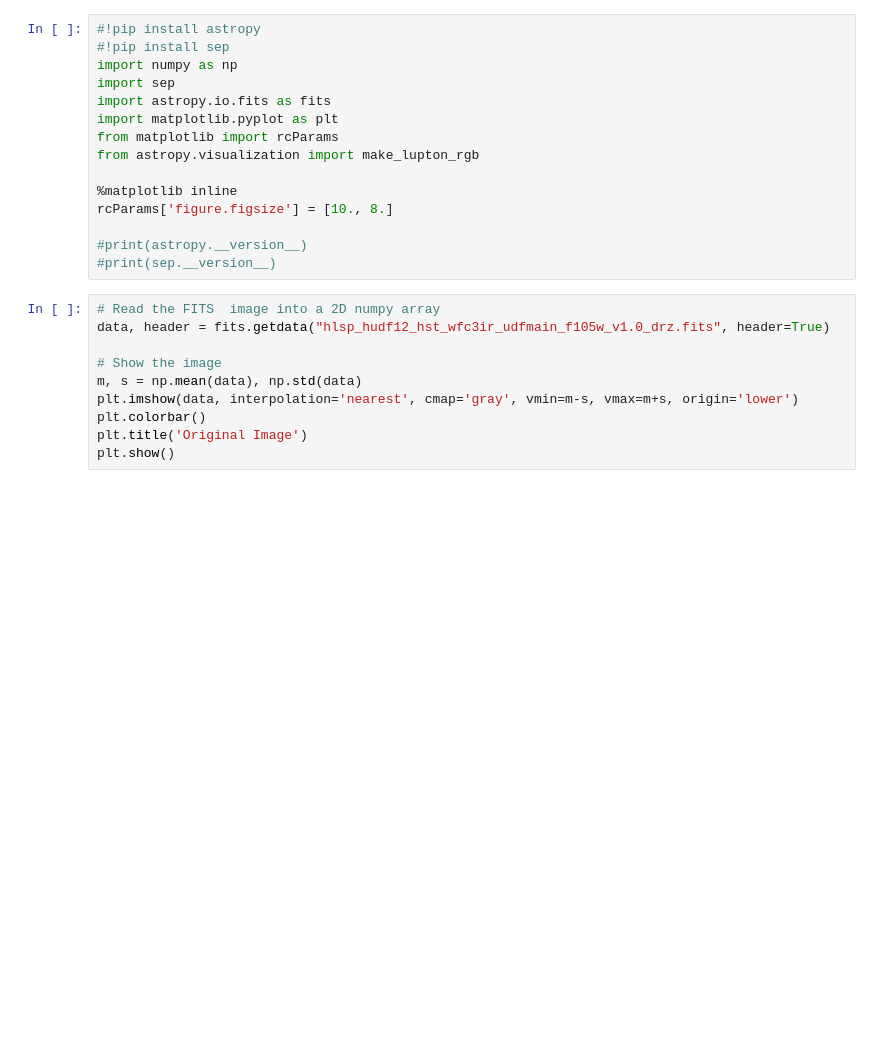
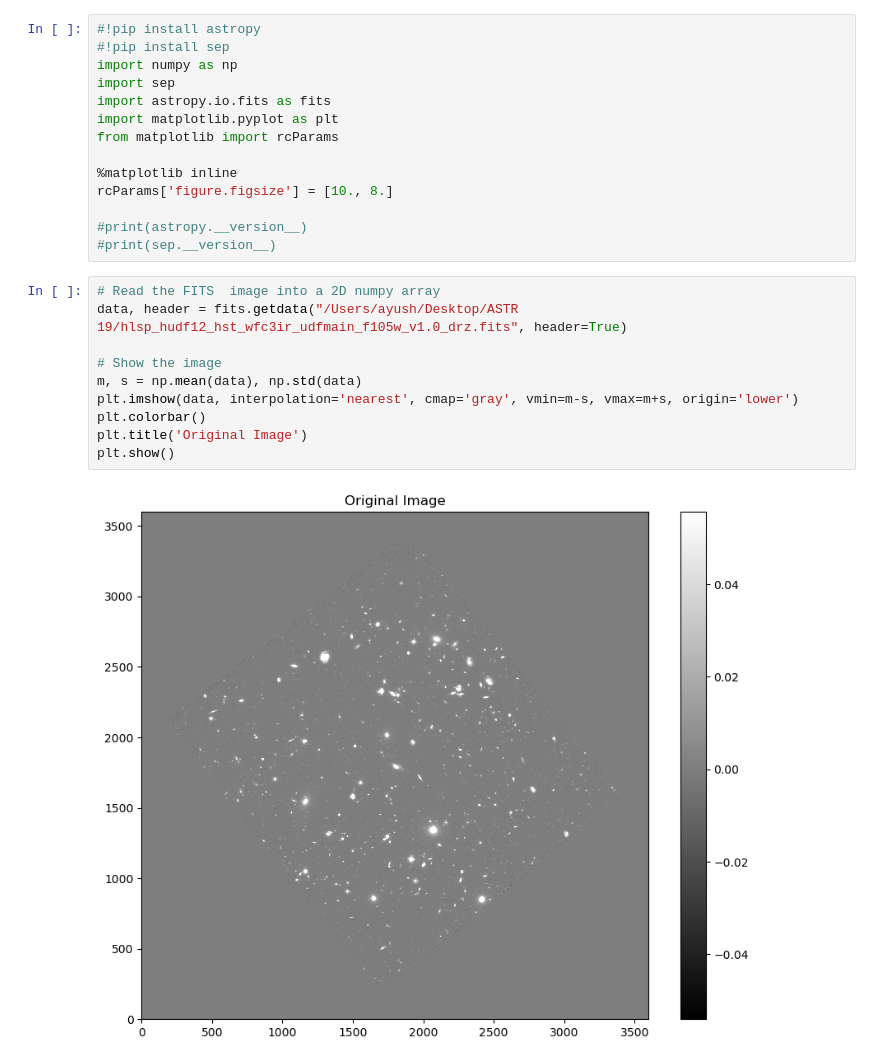
Before and after one commit to AyushPathare11/ASTR-19, a Jupyter notebook: Finals.ipynb, the cells around one changed output. Cells and saved outputs as stored; diff of their text form; blank space fills up the shorter version.

```diff
--- a/Finals.ipynb
+++ b/Finals.ipynb
@@ -6,7 +6,6 @@ import sep
 import astropy.io.fits as fits
 import matplotlib.pyplot as plt
 from matplotlib import rcParams
-from astropy.visualization import make_lupton_rgb
 
 %matplotlib inline
 rcParams['figure.figsize'] = [10., 8.]
@@ -15,13 +14,15 @@ rcParams['figure.figsize'] = [10., 8.]
 #print(sep.__version__)
 # %%
 # Read the FITS  image into a 2D numpy array
-data, header = fits.getdata("hlsp_hudf12_hst_wfc3ir_udfmain_f105w_v1.0_drz.fits", header=True)
+data, header = fits.getdata("/Users/ayush/Desktop/ASTR 19/hlsp_hudf12_hst_wfc3ir_udfmain_f105w_v1.0_drz.fits", header=True)
 
 # Show the image
 m, s = np.mean(data), np.std(data)
 plt.imshow(data, interpolation='nearest', cmap='gray', vmin=m-s, vmax=m+s, origin='lower')
 plt.colorbar()
 plt.title('Original Image')
 plt.show()
+# %% [output]
+[figure, added]
 # %%
 # Measure a spatially varying background
```
Also changed, not shown: parts of 5 cells of this notebook.
